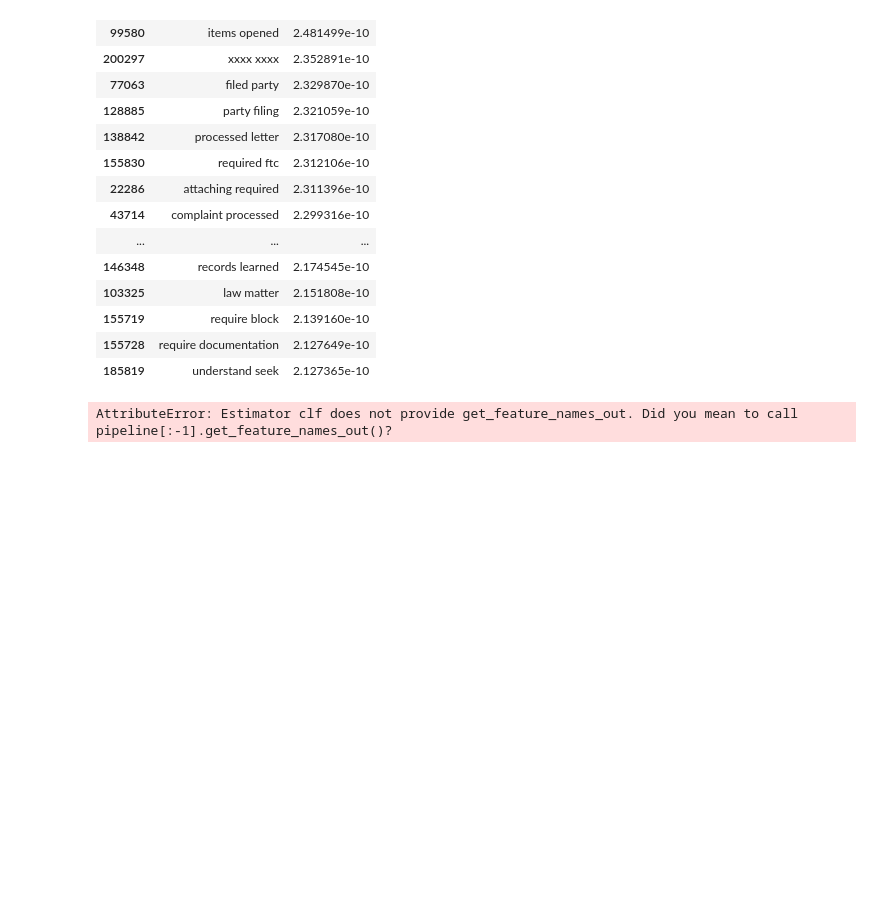
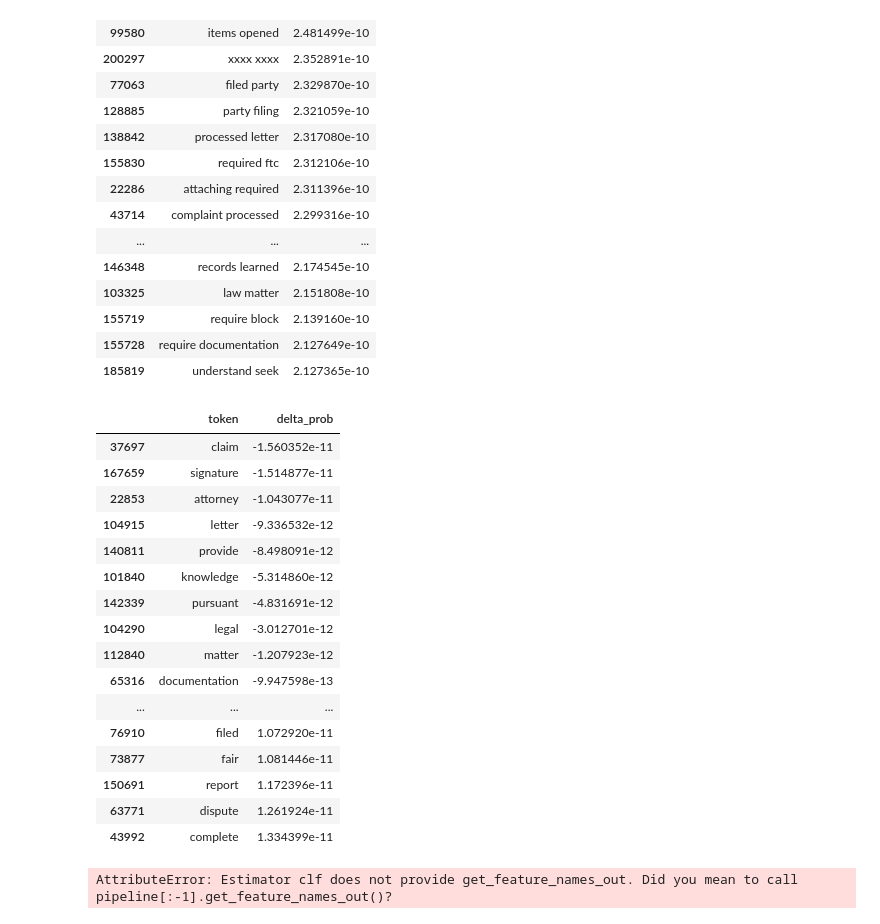
Before and after one commit to ballir27/cfpb-classification, a Jupyter notebook: AB-tfidf.ipynb, the cells around one changed output. Cells and saved outputs as stored; diff of their text form; code cells hidden in the pictures; blank space fills up the shorter version.

```diff
--- a/AB-tfidf.ipynb
+++ b/AB-tfidf.ipynb
@@ -358,6 +375,26 @@ explain.sort_values('delta_prob', ascending=False).head(25)
 | 155719 | require block | 2.139160e-10 |
 | 155728 | require documentation | 2.127649e-10 |
 | 185819 | understand seek | 2.127365e-10 |
+# %%
+explain.sort_values('delta_prob', ascending=True).head(25)
+# %% [output]
+|  | token | delta_prob |
+| 37697 | claim | -1.560352e-11 |
+| 167659 | signature | -1.514877e-11 |
+| 22853 | attorney | -1.043077e-11 |
+| 104915 | letter | -9.336532e-12 |
+| 140811 | provide | -8.498091e-12 |
+| 101840 | knowledge | -5.314860e-12 |
+| 142339 | pursuant | -4.831691e-12 |
+| 104290 | legal | -3.012701e-12 |
+| 112840 | matter | -1.207923e-12 |
+| 65316 | documentation | -9.947598e-13 |
+| ... | ... | ... |
+| 76910 | filed | 1.072920e-11 |
+| 73877 | fair | 1.081446e-11 |
+| 150691 | report | 1.172396e-11 |
+| 63771 | dispute | 1.261924e-11 |
+| 43992 | complete | 1.334399e-11 |
 # %%
 explainer = shap.TreeExplainer(rs.best_estimator_)
 explanation = explainer(X_test)
```
Also changed, not shown: parts of 2 cells of this notebook, 2 other files.
